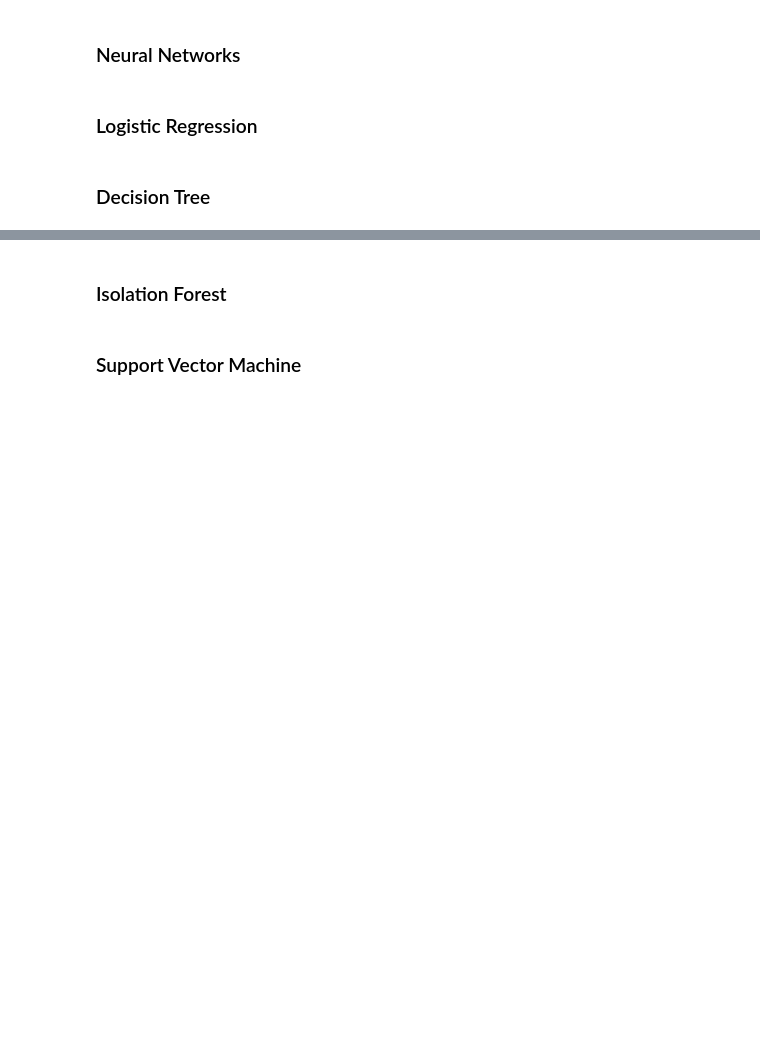
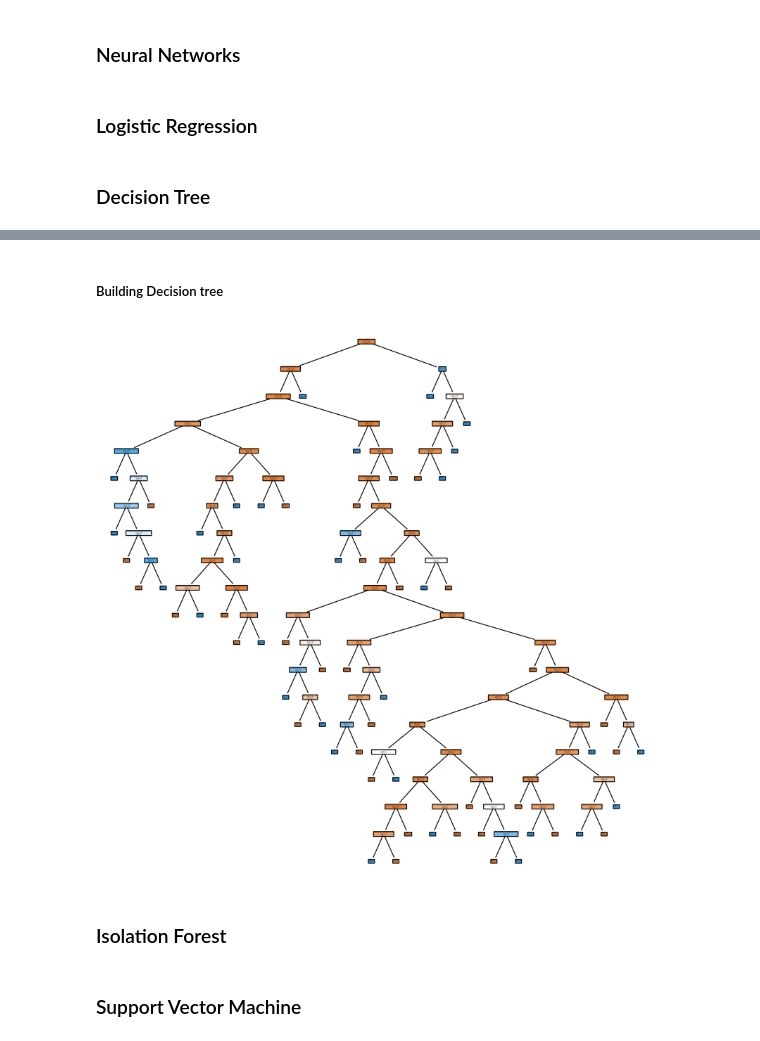
Before and after one commit to ToluAkinlabi/capstone_project_2, a Jupyter notebook: Solution.ipynb, the cells around one changed output, grey strips where cells are left out. Saved outputs shown, nothing was run; the diff lists cells and outputs as text; code cells hidden in the pictures; blank space fills up the shorter version.

Commit message:
DecisonTree_IsoForest_OneSvm

```diff
--- a/Solution.ipynb
+++ b/Solution.ipynb
@@ -99,3 +104,8 @@ X_dummy_test = scaler.transform(X_dummy_test)
 ### Logistic Regression
 # %% [markdown]
 ### Decision Tree
+# %%
+# Create the classifier, fit it on the training data and make predictions on the test set
+clf = DecisionTreeClassifier(criterion='entropy')
+
+clf.fit(X_map_train, y_map_train)
@@ -102,2 +148,14 @@ X_dummy_test = scaler.transform(X_dummy_test)
+# %% [markdown]
+##### Building Decision tree
+# %%
+# Plot and show decision tree
+plt.figure(figsize=(12,12), dpi=500)
+tree.plot_tree(clf,
+               feature_names=X_map.columns.tolist(),
+               class_names=np.unique(y_map).astype('str').tolist(),
+               filled=True, rounded=True)
+plt.show()
+# %% [output]
+[figure, added]
 # %% [markdown]
 ### Isolation Forest
```
Also changed, not shown: parts of 11 cells of this notebook.
